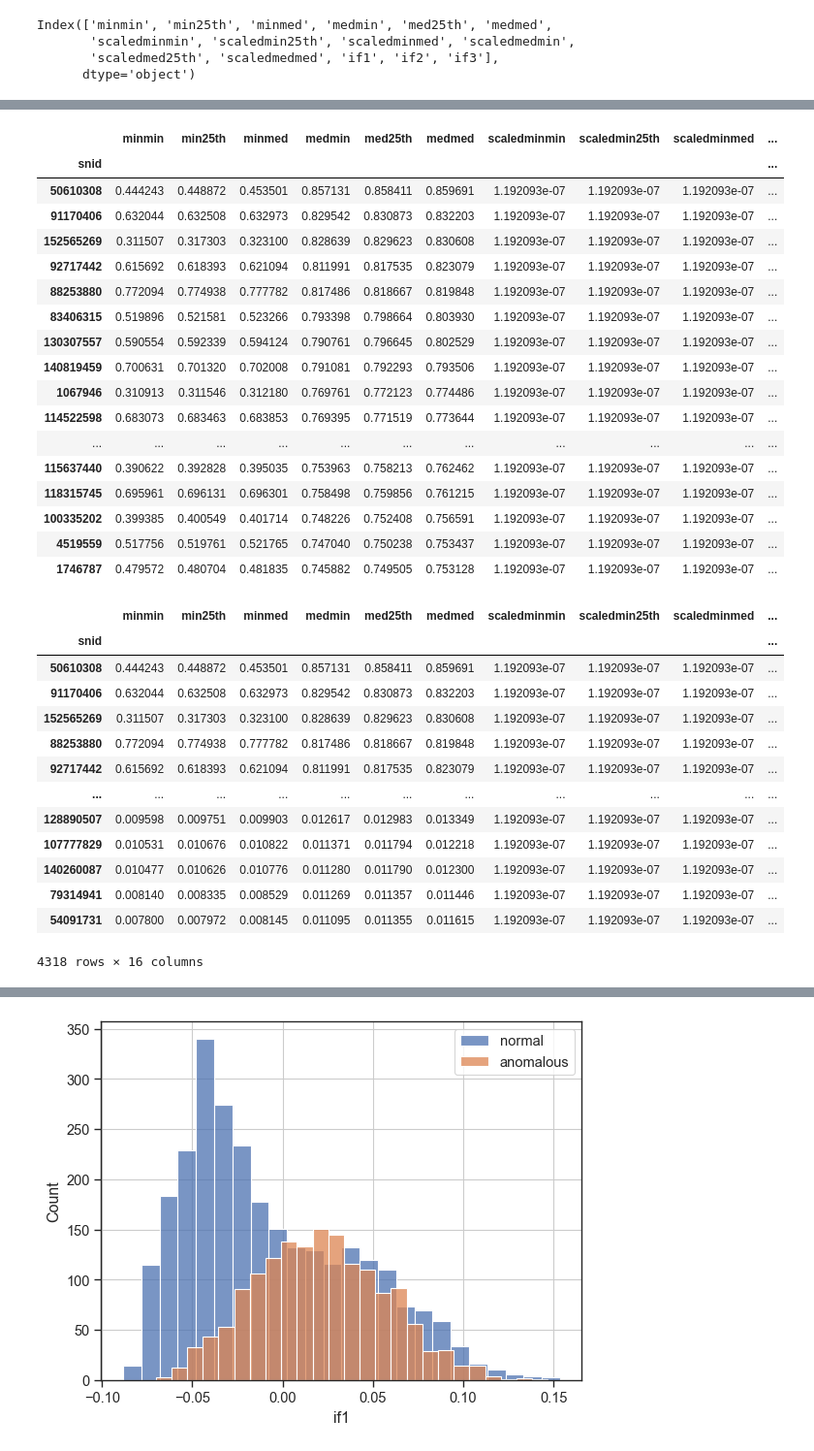
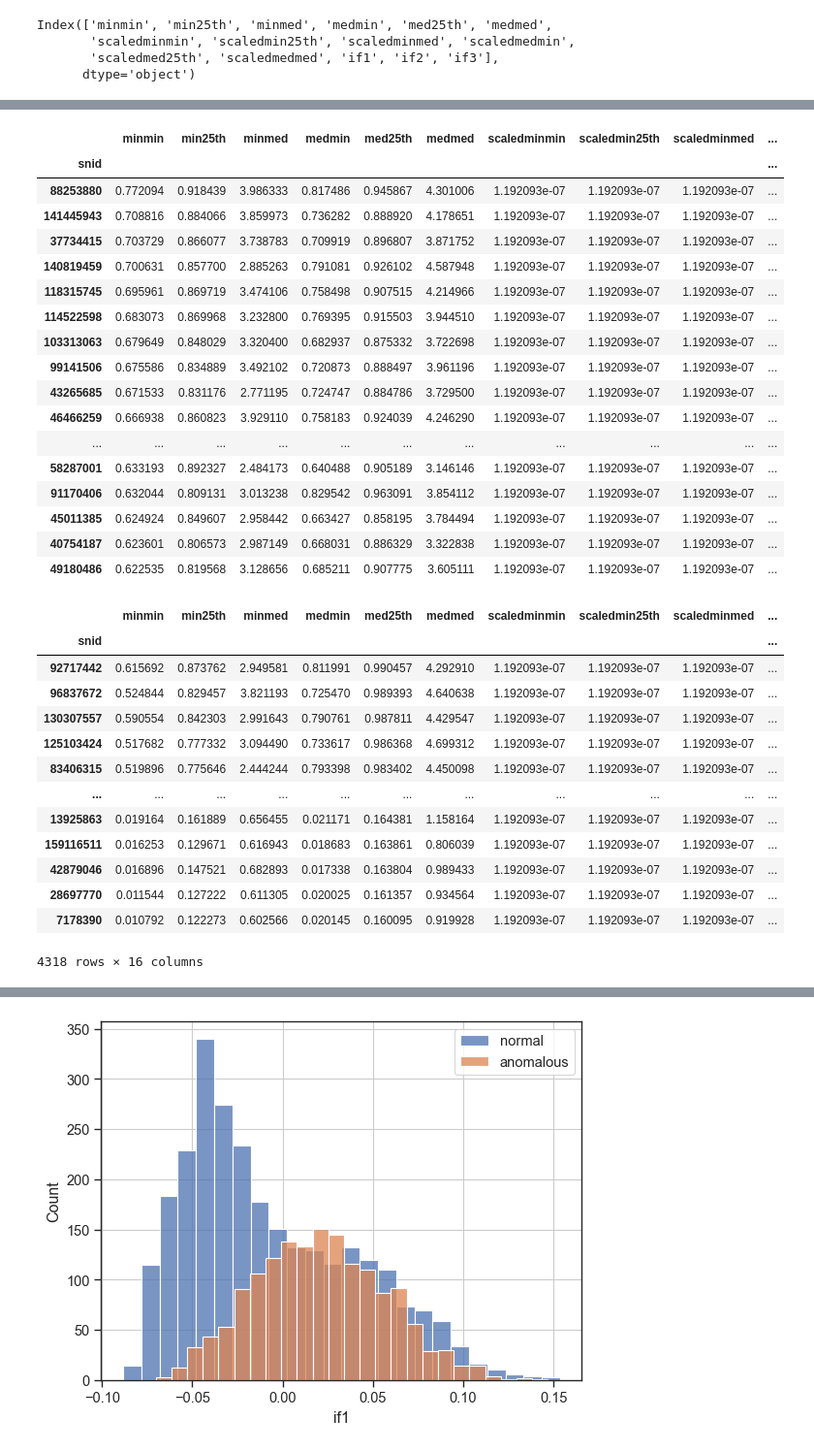
Before and after one commit to sidchaini/DistanceAnomalies, a Jupyter notebook: 03. distances features eda/rio01. outliers SC.ipynb, the cells around one changed output, grey strips where cells are left out. Shown at 97% size. Saved outputs shown, nothing was run; the diff lists cells and outputs as text; code cells hidden in the pictures.

```diff
--- a/03. distances features eda/rio01. outliers SC.ipynb
+++ b/03. distances features eda/rio01. outliers SC.ipynb
@@ -686,10 +686,10 @@ assert (ranksIDdfs[0].index == X_df.index).all()
 ## THIS IS THE REASON WHY I REMOVED SORTING FROM IF FUNCTION
 # %%
 dist_aggregates = pd.DataFrame(np.concatenate(
-    [np.percentile(dist_minK_by_M, [0,0.25,0.5], axis=0), #metric percentiles on the min of clusters
-    np.percentile(dist_medK_by_M, [0,0.25,0.5], axis=0), #metric percentiles on the median of clusters
-     np.percentile(scaled_dist_minK_by_M, [0,0.25,0.5], axis=0), #metric percentiles on the scaled min of clusters
-     np.percentile(scaled_dist_medK_by_M, [0,0.25,0.5], axis=0), #metric percentiles on the scaled med of clusters
+    [np.quantile(dist_minK_by_M, [0,0.25,0.5], axis=0), #metric percentiles on the min of clusters
+    np.quantile(dist_medK_by_M, [0,0.25,0.5], axis=0), #metric percentiles on the median of clusters
+     np.quantile(scaled_dist_minK_by_M, [0,0.25,0.5], axis=0), #metric percentiles on the scaled min of clusters
+     np.quantile(scaled_dist_medK_by_M, [0,0.25,0.5], axis=0), #metric percentiles on the scaled med of clusters
     ]).T,
                                columns=[k+m for k in ["min", "med"] for m in ["min", "25th", "med"]] +
      [k+m for k in ["scaledmin", "scaledmed"] for m in ["min", "25th", "med"]],
@@ -825,40 +828,40 @@ df.sort_values("if2",ascending=False).iloc[:20]
 # %%
-df.sort_values("medmed",ascending=False).iloc[:20]
+df.sort_values("minmin",ascending=False).iloc[:20]
 # %% [output]
 |  | minmin | min25th | minmed | medmin | med25th | medmed | scaledminmin | scaledmin25th | scaledminmed | ... |
 | snid |  |  |  |  |  |  |  |  |  | ... |
-| 50610308 | 0.444243 | 0.448872 | 0.453501 | 0.857131 | 0.858411 | 0.859691 | 1.192093e-07 | 1.192093e-07 | 1.192093e-07 | ... |
-| 91170406 | 0.632044 | 0.632508 | 0.632973 | 0.829542 | 0.830873 | 0.832203 | 1.192093e-07 | 1.192093e-07 | 1.192093e-07 | ... |
-| 152565269 | 0.311507 | 0.317303 | 0.323100 | 0.828639 | 0.829623 | 0.830608 | 1.192093e-07 | 1.192093e-07 | 1.192093e-07 | ... |
-| 92717442 | 0.615692 | 0.618393 | 0.621094 | 0.811991 | 0.817535 | 0.823079 | 1.192093e-07 | 1.192093e-07 | 1.192093e-07 | ... |
-| 88253880 | 0.772094 | 0.774938 | 0.777782 | 0.817486 | 0.818667 | 0.819848 | 1.192093e-07 | 1.192093e-07 | 1.192093e-07 | ... |
-| 83406315 | 0.519896 | 0.521581 | 0.523266 | 0.793398 | 0.798664 | 0.803930 | 1.192093e-07 | 1.192093e-07 | 1.192093e-07 | ... |
-| 130307557 | 0.590554 | 0.592339 | 0.594124 | 0.790761 | 0.796645 | 0.802529 | 1.192093e-07 | 1.192093e-07 | 1.192093e-07 | ... |
-| 140819459 | 0.700631 | 0.701320 | 0.702008 | 0.791081 | 0.792293 | 0.793506 | 1.192093e-07 | 1.192093e-07 | 1.192093e-07 | ... |
-| 1067946 | 0.310913 | 0.311546 | 0.312180 | 0.769761 | 0.772123 | 0.774486 | 1.192093e-07 | 1.192093e-07 | 1.192093e-07 | ... |
-| 114522598 | 0.683073 | 0.683463 | 0.683853 | 0.769395 | 0.771519 | 0.773644 | 1.192093e-07 | 1.192093e-07 | 1.192093e-07 | ... |
+| 88253880 | 0.772094 | 0.918439 | 3.986333 | 0.817486 | 0.945867 | 4.301006 | 1.192093e-07 | 1.192093e-07 | 1.192093e-07 | ... |
+| 141445943 | 0.708816 | 0.884066 | 3.859973 | 0.736282 | 0.888920 | 4.178651 | 1.192093e-07 | 1.192093e-07 | 1.192093e-07 | ... |
+| 37734415 | 0.703729 | 0.866077 | 3.738783 | 0.709919 | 0.896807 | 3.871752 | 1.192093e-07 | 1.192093e-07 | 1.192093e-07 | ... |
+| 140819459 | 0.700631 | 0.857700 | 2.885263 | 0.791081 | 0.926102 | 4.587948 | 1.192093e-07 | 1.192093e-07 | 1.192093e-07 | ... |
+| 118315745 | 0.695961 | 0.869719 | 3.474106 | 0.758498 | 0.907515 | 4.214966 | 1.192093e-07 | 1.192093e-07 | 1.192093e-07 | ... |
+| 114522598 | 0.683073 | 0.869968 | 3.232800 | 0.769395 | 0.915503 | 3.944510 | 1.192093e-07 | 1.192093e-07 | 1.192093e-07 | ... |
+| 103313063 | 0.679649 | 0.848029 | 3.320400 | 0.682937 | 0.875332 | 3.722698 | 1.192093e-07 | 1.192093e-07 | 1.192093e-07 | ... |
+| 99141506 | 0.675586 | 0.834889 | 3.492102 | 0.720873 | 0.888497 | 3.961196 | 1.192093e-07 | 1.192093e-07 | 1.192093e-07 | ... |
+| 43265685 | 0.671533 | 0.831176 | 2.771195 | 0.724747 | 0.884786 | 3.729500 | 1.192093e-07 | 1.192093e-07 | 1.192093e-07 | ... |
+| 46466259 | 0.666938 | 0.860823 | 3.929110 | 0.758183 | 0.924039 | 4.246290 | 1.192093e-07 | 1.192093e-07 | 1.192093e-07 | ... |
 | ... | ... | ... | ... | ... | ... | ... | ... | ... | ... | ... |
-| 115637440 | 0.390622 | 0.392828 | 0.395035 | 0.753963 | 0.758213 | 0.762462 | 1.192093e-07 | 1.192093e-07 | 1.192093e-07 | ... |
-| 118315745 | 0.695961 | 0.696131 | 0.696301 | 0.758498 | 0.759856 | 0.761215 | 1.192093e-07 | 1.192093e-07 | 1.192093e-07 | ... |
-| 100335202 | 0.399385 | 0.400549 | 0.401714 | 0.748226 | 0.752408 | 0.756591 | 1.192093e-07 | 1.192093e-07 | 1.192093e-07 | ... |
-| 4519559 | 0.517756 | 0.519761 | 0.521765 | 0.747040 | 0.750238 | 0.753437 | 1.192093e-07 | 1.192093e-07 | 1.192093e-07 | ... |
-| 1746787 | 0.479572 | 0.480704 | 0.481835 | 0.745882 | 0.749505 | 0.753128 | 1.192093e-07 | 1.192093e-07 | 1.192093e-07 | ... |
+| 58287001 | 0.633193 | 0.892327 | 2.484173 | 0.640488 | 0.905189 | 3.146146 | 1.192093e-07 | 1.192093e-07 | 1.192093e-07 | ... |
+| 91170406 | 0.632044 | 0.809131 | 3.013238 | 0.829542 | 0.963091 | 3.854112 | 1.192093e-07 | 1.192093e-07 | 1.192093e-07 | ... |
+| 45011385 | 0.624924 | 0.849607 | 2.958442 | 0.663427 | 0.858195 | 3.784494 | 1.192093e-07 | 1.192093e-07 | 1.192093e-07 | ... |
+| 40754187 | 0.623601 | 0.806573 | 2.987149 | 0.668031 | 0.886329 | 3.322838 | 1.192093e-07 | 1.192093e-07 | 1.192093e-07 | ... |
+| 49180486 | 0.622535 | 0.819568 | 3.128656 | 0.685211 | 0.907775 | 3.605111 | 1.192093e-07 | 1.192093e-07 | 1.192093e-07 | ... |
 # %%
 df.sort_values("med25th",ascending=False)
 # %% [output]
 |  | minmin | min25th | minmed | medmin | med25th | medmed | scaledminmin | scaledmin25th | scaledminmed | ... |
 | snid |  |  |  |  |  |  |  |  |  | ... |
-| 50610308 | 0.444243 | 0.448872 | 0.453501 | 0.857131 | 0.858411 | 0.859691 | 1.192093e-07 | 1.192093e-07 | 1.192093e-07 | ... |
-| 91170406 | 0.632044 | 0.632508 | 0.632973 | 0.829542 | 0.830873 | 0.832203 | 1.192093e-07 | 1.192093e-07 | 1.192093e-07 | ... |
-| 152565269 | 0.311507 | 0.317303 | 0.323100 | 0.828639 | 0.829623 | 0.830608 | 1.192093e-07 | 1.192093e-07 | 1.192093e-07 | ... |
-| 88253880 | 0.772094 | 0.774938 | 0.777782 | 0.817486 | 0.818667 | 0.819848 | 1.192093e-07 | 1.192093e-07 | 1.192093e-07 | ... |
-| 92717442 | 0.615692 | 0.618393 | 0.621094 | 0.811991 | 0.817535 | 0.823079 | 1.192093e-07 | 1.192093e-07 | 1.192093e-07 | ... |
+| 92717442 | 0.615692 | 0.873762 | 2.949581 | 0.811991 | 0.990457 | 4.292910 | 1.192093e-07 | 1.192093e-07 | 1.192093e-07 | ... |
+| 96837672 | 0.524844 | 0.829457 | 3.821193 | 0.725470 | 0.989393 | 4.640638 | 1.192093e-07 | 1.192093e-07 | 1.192093e-07 | ... |
+| 130307557 | 0.590554 | 0.842303 | 2.991643 | 0.790761 | 0.987811 | 4.429547 | 1.192093e-07 | 1.192093e-07 | 1.192093e-07 | ... |
+| 125103424 | 0.517682 | 0.777332 | 3.094490 | 0.733617 | 0.986368 | 4.699312 | 1.192093e-07 | 1.192093e-07 | 1.192093e-07 | ... |
+| 83406315 | 0.519896 | 0.775646 | 2.444244 | 0.793398 | 0.983402 | 4.450098 | 1.192093e-07 | 1.192093e-07 | 1.192093e-07 | ... |
 | ... | ... | ... | ... | ... | ... | ... | ... | ... | ... | ... |
-| 128890507 | 0.009598 | 0.009751 | 0.009903 | 0.012617 | 0.012983 | 0.013349 | 1.192093e-07 | 1.192093e-07 | 1.192093e-07 | ... |
-| 107777829 | 0.010531 | 0.010676 | 0.010822 | 0.011371 | 0.011794 | 0.012218 | 1.192093e-07 | 1.192093e-07 | 1.192093e-07 | ... |
-| 140260087 | 0.010477 | 0.010626 | 0.010776 | 0.011280 | 0.011790 | 0.012300 | 1.192093e-07 | 1.192093e-07 | 1.192093e-07 | ... |
-| 79314941 | 0.008140 | 0.008335 | 0.008529 | 0.011269 | 0.011357 | 0.011446 | 1.192093e-07 | 1.192093e-07 | 1.192093e-07 | ... |
-| 54091731 | 0.007800 | 0.007972 | 0.008145 | 0.011095 | 0.011355 | 0.011615 | 1.192093e-07 | 1.192093e-07 | 1.192093e-07 | ... |
+| 13925863 | 0.019164 | 0.161889 | 0.656455 | 0.021171 | 0.164381 | 1.158164 | 1.192093e-07 | 1.192093e-07 | 1.192093e-07 | ... |
+| 159116511 | 0.016253 | 0.129671 | 0.616943 | 0.018683 | 0.163861 | 0.806039 | 1.192093e-07 | 1.192093e-07 | 1.192093e-07 | ... |
+| 42879046 | 0.016896 | 0.147521 | 0.682893 | 0.017338 | 0.163804 | 0.989433 | 1.192093e-07 | 1.192093e-07 | 1.192093e-07 | ... |
+| 28697770 | 0.011544 | 0.127222 | 0.611305 | 0.020025 | 0.161357 | 0.934564 | 1.192093e-07 | 1.192093e-07 | 1.192093e-07 | ... |
+| 7178390 | 0.010792 | 0.122273 | 0.602566 | 0.020145 | 0.160095 | 0.919928 | 1.192093e-07 | 1.192093e-07 | 1.192093e-07 | ... |
 4318 rows × 16 columns
 # %%
 df.sort_values("minmed",ascending=False).iloc[:20]
```
Also changed, not shown: parts of 16 cells of this notebook, 5 other files.
